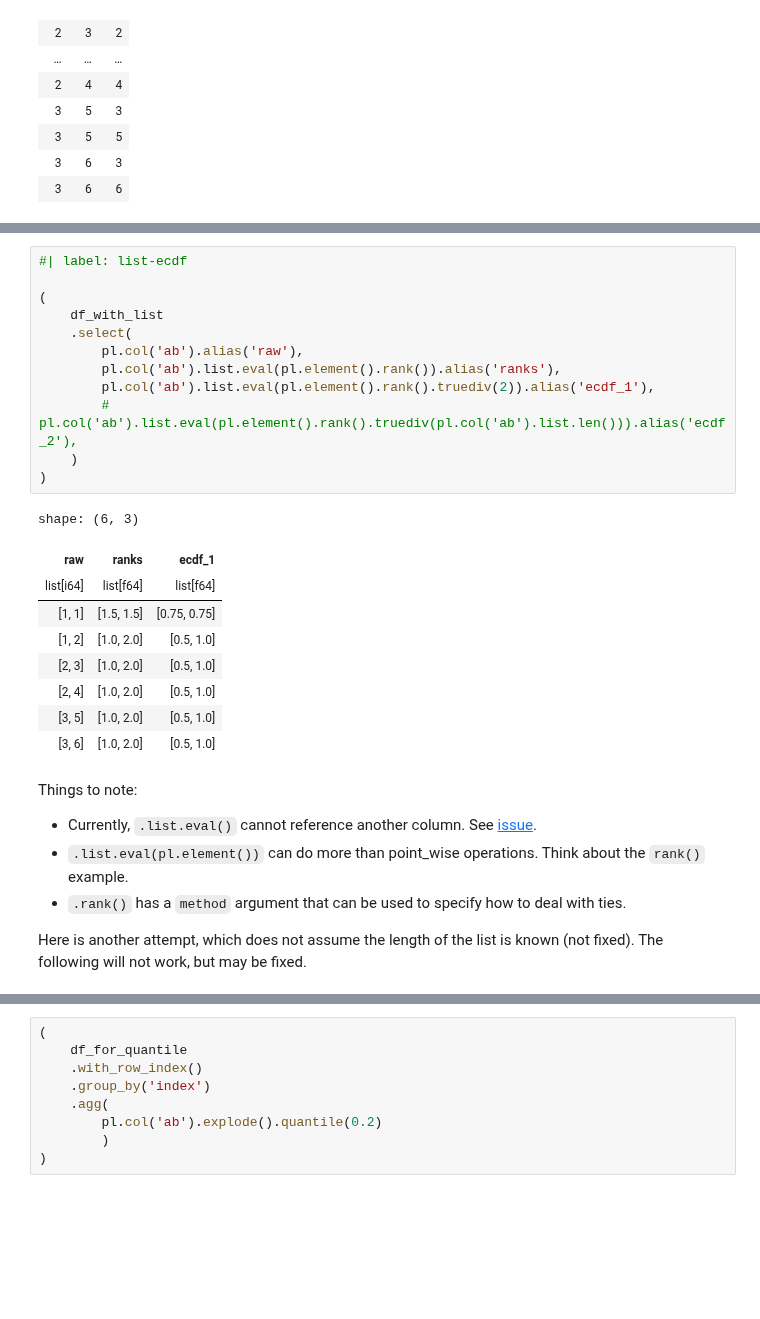
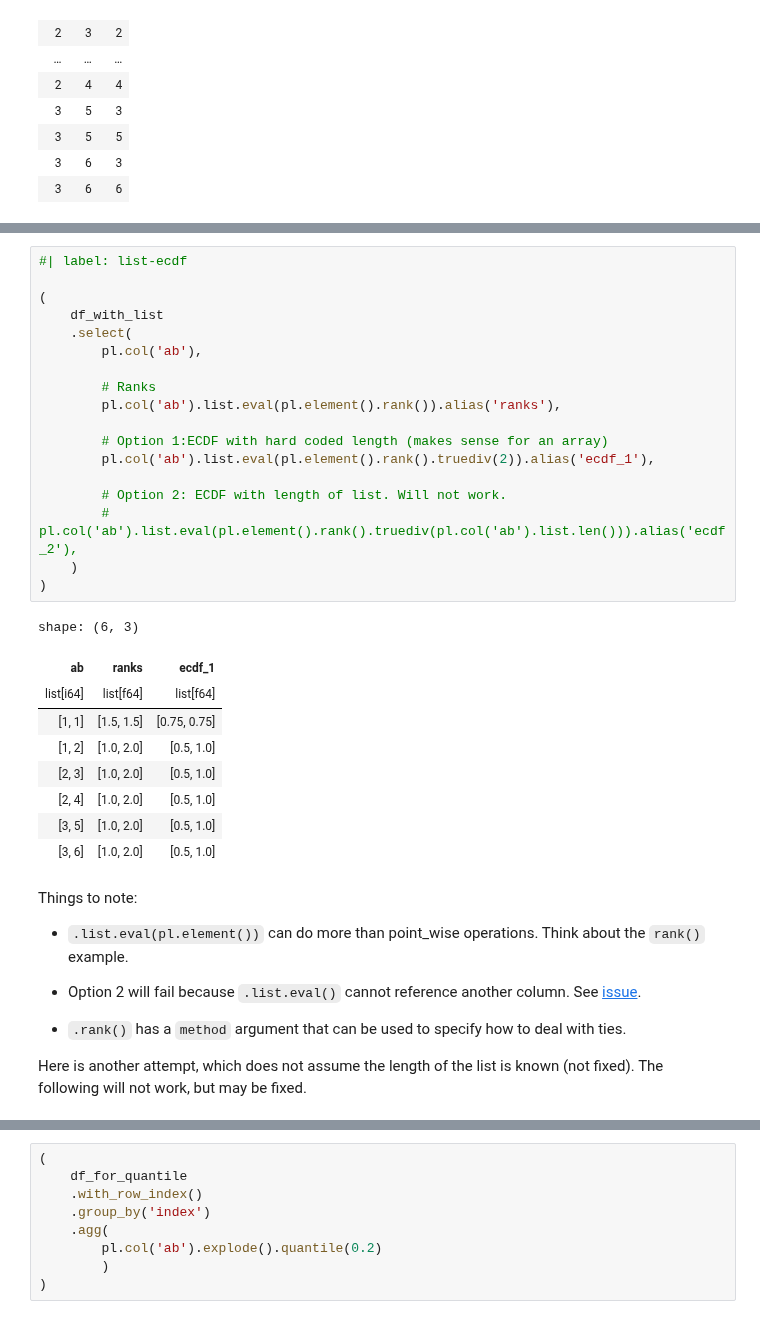
Before and after one commit to johnros/polars_demo, a Jupyter notebook: nested_dtypes.ipynb, the cells around one changed output, grey strips where cells are left out. Cells and saved outputs as stored; diff of their text form; blank space fills up the shorter version.

```diff
--- a/nested_dtypes.ipynb
+++ b/nested_dtypes.ipynb
@@ -1075,18 +1123,24 @@ TODO
 # %%
 #| label: list-ecdf
 
 (
     df_with_list
     .select(
-        pl.col('ab').alias('raw'),
+        pl.col('ab'),
+
+        # Ranks
         pl.col('ab').list.eval(pl.element().rank()).alias('ranks'),
+
+        # Option 1:ECDF with hard coded length (makes sense for an array)
         pl.col('ab').list.eval(pl.element().rank().truediv(2)).alias('ecdf_1'),
+
+        # Option 2: ECDF with length of list. Will not work.
         # pl.col('ab').list.eval(pl.element().rank().truediv(pl.col('ab').list.len())).alias('ecdf_2'),
     )
 )
 # %% [output]
 shape: (6, 3)
-| raw | ranks | ecdf_1 |
+| ab | ranks | ecdf_1 |
 | list[i64] | list[f64] | list[f64] |
 | [1, 1] | [1.5, 1.5] | [0.75, 0.75] |
 | [1, 2] | [1.0, 2.0] | [0.5, 1.0] |
@@ -1097,8 +1151,10 @@ shape: (6, 3)
 # %% [markdown]
 Things to note:
 
-- Currently, `.list.eval()` cannot reference another column. See [issue](https://github.com/pola-rs/polars/issues/7210).
 - `.list.eval(pl.element())` can do more than point_wise operations. Think about the `rank()` example.
+
+- Option 2 will fail because `.list.eval()` cannot reference another column. See [issue](https://github.com/pola-rs/polars/issues/7210).
+
 - `.rank()` has a `method` argument that can be used to specify how to deal with ties.
 
 
```
Also changed, not shown: parts of 47 cells of this notebook, 2 other files.
